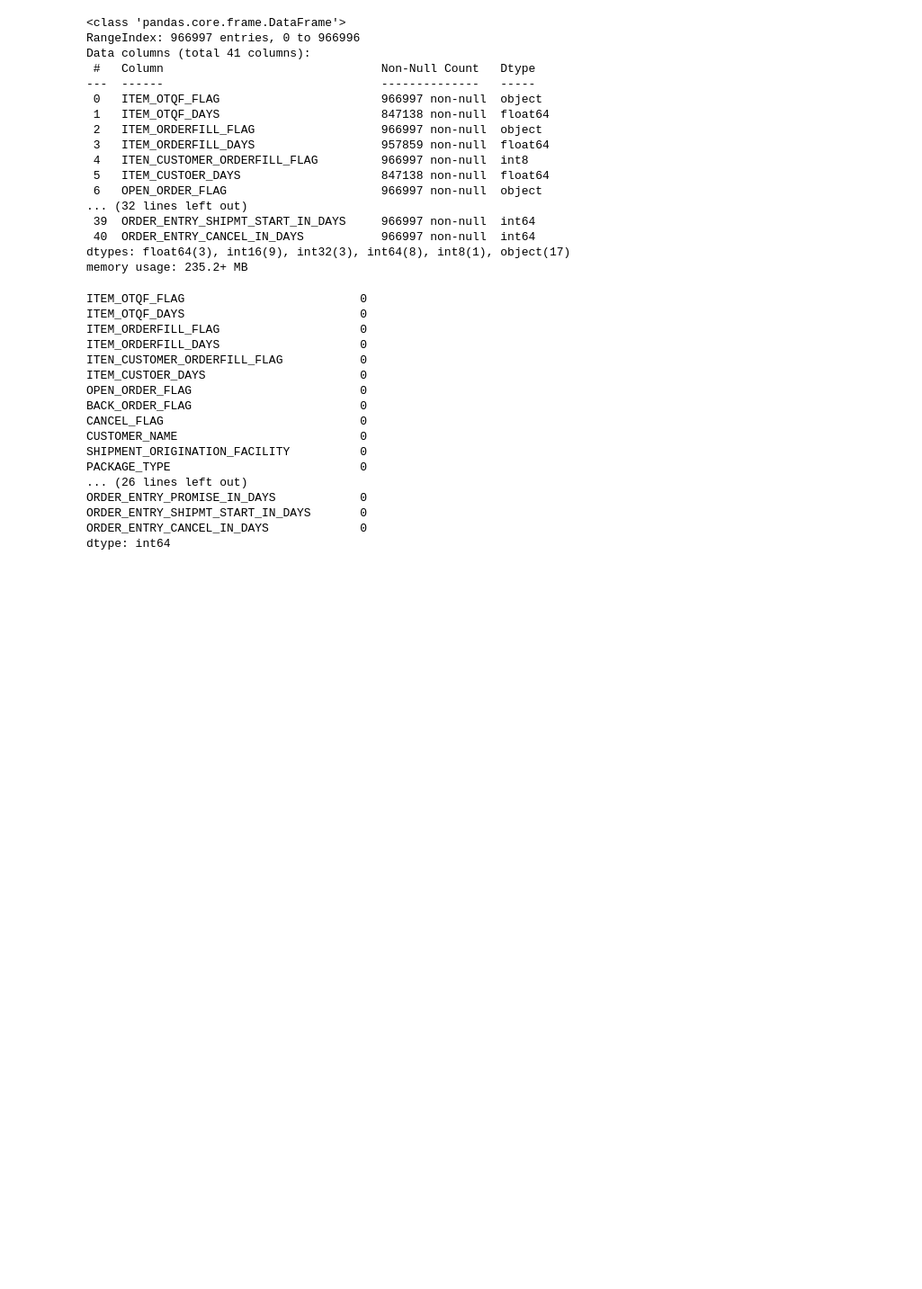
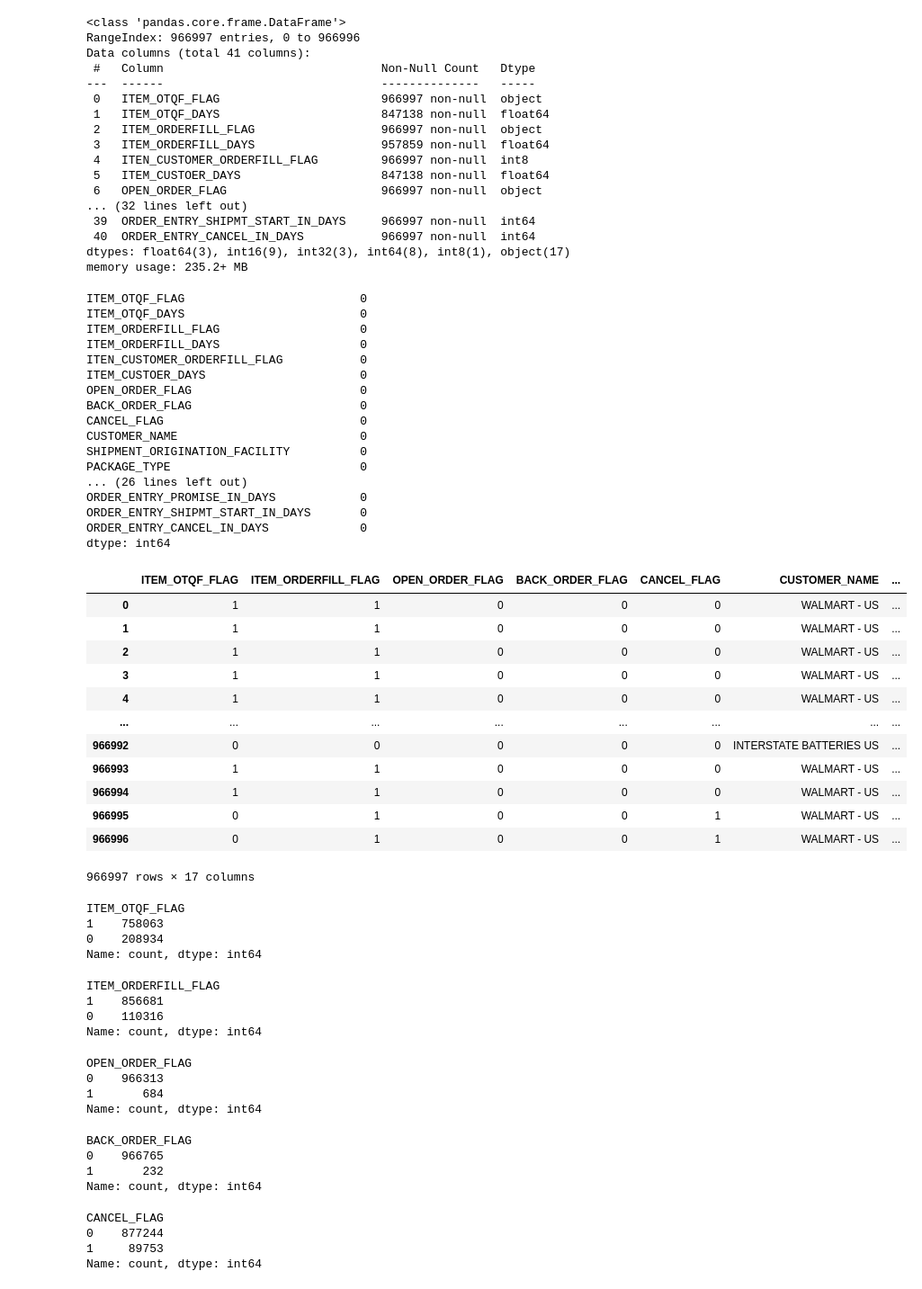
Before and after one commit to mhs10031990/CPG_SAP_Repo, a Jupyter notebook: OTIF_Delivery_Prediction.ipynb, the cells around one changed output. Shown at 90% size. Saved outputs shown, nothing was run; the diff lists cells and outputs as text; code cells hidden in the pictures; blank space fills up the shorter version.

```diff
--- a/OTIF_Delivery_Prediction.ipynb
+++ b/OTIF_Delivery_Prediction.ipynb
@@ -179,3 +179,54 @@ ORDER_ENTRY_PROMISE_IN_DAYS            0
 ORDER_ENTRY_SHIPMT_START_IN_DAYS       0
 ORDER_ENTRY_CANCEL_IN_DAYS             0
 dtype: int64
+# %%
+df.select_dtypes(include='object')
+# %% [output]
+|  | ITEM_OTQF_FLAG | ITEM_ORDERFILL_FLAG | OPEN_ORDER_FLAG | BACK_ORDER_FLAG | CANCEL_FLAG | CUSTOMER_NAME | ... |
+| 0 | 1 | 1 | 0 | 0 | 0 | WALMART - US | ... |
+| 1 | 1 | 1 | 0 | 0 | 0 | WALMART - US | ... |
+| 2 | 1 | 1 | 0 | 0 | 0 | WALMART - US | ... |
+| 3 | 1 | 1 | 0 | 0 | 0 | WALMART - US | ... |
+| 4 | 1 | 1 | 0 | 0 | 0 | WALMART - US | ... |
+| ... | ... | ... | ... | ... | ... | ... | ... |
+| 966992 | 0 | 0 | 0 | 0 | 0 | INTERSTATE BATTERIES US | ... |
+| 966993 | 1 | 1 | 0 | 0 | 0 | WALMART - US | ... |
+| 966994 | 1 | 1 | 0 | 0 | 0 | WALMART - US | ... |
+| 966995 | 0 | 1 | 0 | 0 | 1 | WALMART - US | ... |
+| 966996 | 0 | 1 | 0 | 0 | 1 | WALMART - US | ... |
+966997 rows × 17 columns
+# %%
+df['ITEM_OTQF_FLAG'].value_counts()
+# %% [output]
+ITEM_OTQF_FLAG
+1    758063
+0    208934
+Name: count, dtype: int64
+# %%
+df['ITEM_ORDERFILL_FLAG'].value_counts()
+# %% [output]
+ITEM_ORDERFILL_FLAG
+1    856681
+0    110316
+Name: count, dtype: int64
+# %%
+df['OPEN_ORDER_FLAG'].value_counts()
+# %% [output]
+OPEN_ORDER_FLAG
+0    966313
+1       684
+Name: count, dtype: int64
+# %%
+df['BACK_ORDER_FLAG'].value_counts()
+# %% [output]
+BACK_ORDER_FLAG
+0    966765
+1       232
+Name: count, dtype: int64
+# %%
+df['CANCEL_FLAG'].value_counts()
+# %% [output]
+CANCEL_FLAG
+0    877244
+1     89753
+Name: count, dtype: int64
```
